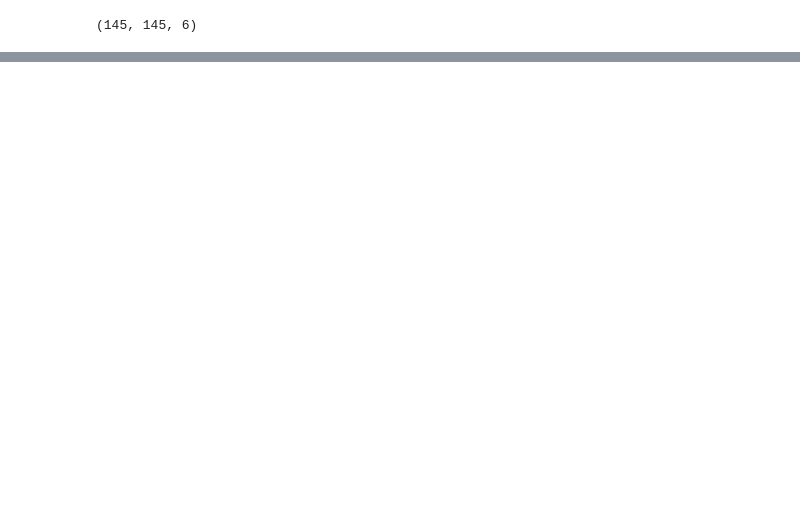
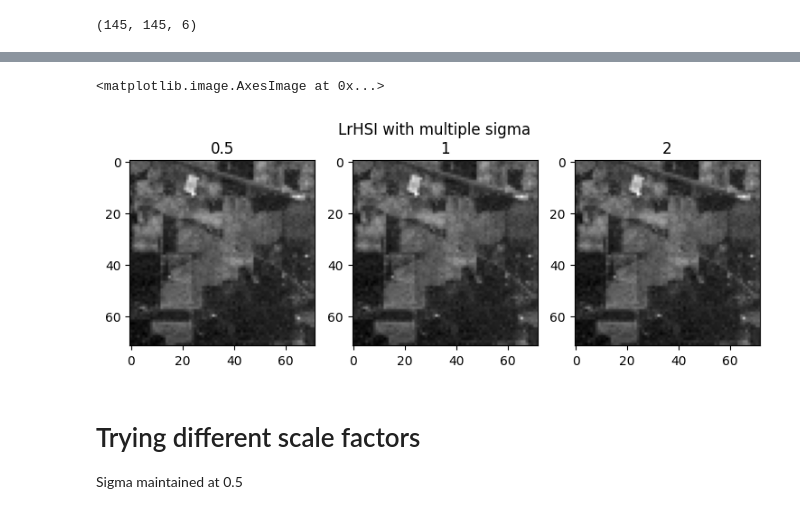
Before and after one commit to V-kr0pt/Hyperspectral_image_super_resolution, a Jupyter notebook: understanding_data.ipynb, the cells around one changed output, grey strips where cells are left out. Cells and saved outputs as stored; diff of their text form; code cells hidden in the pictures; blank space fills up the shorter version.

```diff
--- a/understanding_data.ipynb
+++ b/understanding_data.ipynb
@@ -85,0 +84,2 @@ dict_keys(['__header__', '__version__', '__globals__', 'indian_pines_gt'])
+# %%
+LrHSI_sig1 = Images_Generator.generate_LrHSI(sigma=1)
@@ -85,0 +88,19 @@ dict_keys(['__header__', '__version__', '__globals__', 'indian_pines_gt'])
+# %%
+fig, (ax1, ax2, ax3) = plt.subplots(1, 3, figsize=(9,3))
+fig.suptitle('LrHSI with multiple sigma')
+figsize=(10,10)
+ax1.plot(figsize=(10,10))
+ax1.set_title("0.5")
+ax1.imshow(LrHSI[...,2], cmap="gray")
+ax2.plot(figsize=(10,10))
+ax2.set_title("1")
+ax2.imshow(LrHSI_sig1[...,2], cmap="gray")
+ax3.plot(figsize=(10,10))
+ax3.set_title("2")
+ax3.imshow(LrHSI_sig1[...,2], cmap="gray")
+# %% [output]
+<matplotlib.image.AxesImage at 0x...>
+[figure, added]
+# %% [markdown]
+# Trying different scale factors
+Sigma maintained at 0.5
```
Also changed, not shown: parts of 14 cells of this notebook, 1 other file.
